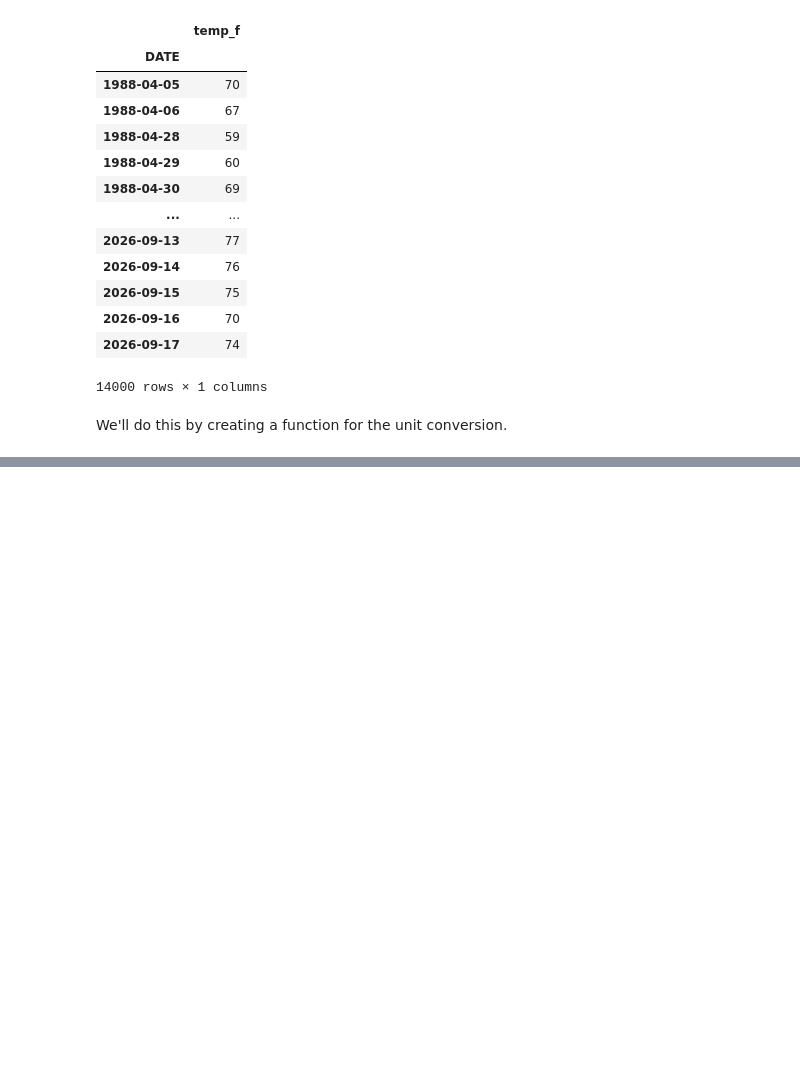
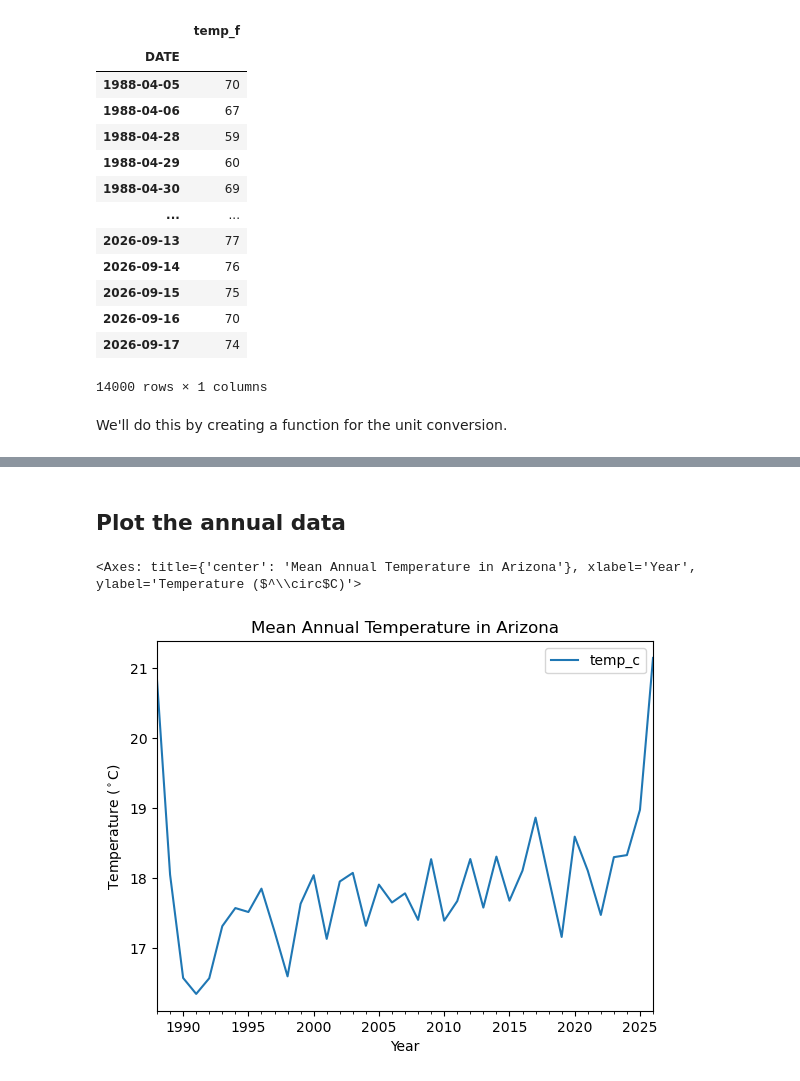
Before and after one commit to lauren-thomas2/climate-change, a Jupyter notebook: 02-data-wrangle.ipynb, the cells around one changed output, grey strips where cells are left out. Cells and saved outputs as stored; diff of their text form; code cells hidden in the pictures; blank space fills up the shorter version.

```diff
--- a/02-data-wrangle.ipynb
+++ b/02-data-wrangle.ipynb
@@ -99,0 +123,15 @@ temp_units_df['temp_c'] = (
+# %%
+### resample to mean annual temps
+annual_temp_df = (
+
+    ### resample df
+    temp_units_df
+
+    ### sample annually
+    .resample('YS')
+
+    ### calculate mean
+    .mean()
+)
+
+annual_temp_df
@@ -99,0 +157,10 @@ temp_units_df['temp_c'] = (
+# %% [markdown]
+## Plot the annual data
+# %%
+annual_temp_df.plot(y = 'temp_c',
+                  title = 'Mean Annual Temperature in Arizona',
+                  xlabel = 'Year',
+                  ylabel = 'Temperature ($^\circ$C)')
+# %% [output]
+<Axes: title={'center': 'Mean Annual Temperature in Arizona'}, xlabel='Year', ylabel='Temperature ($^\\circ$C)'>
+[figure, added]
```
Also changed, not shown: parts of 9 cells of this notebook.
